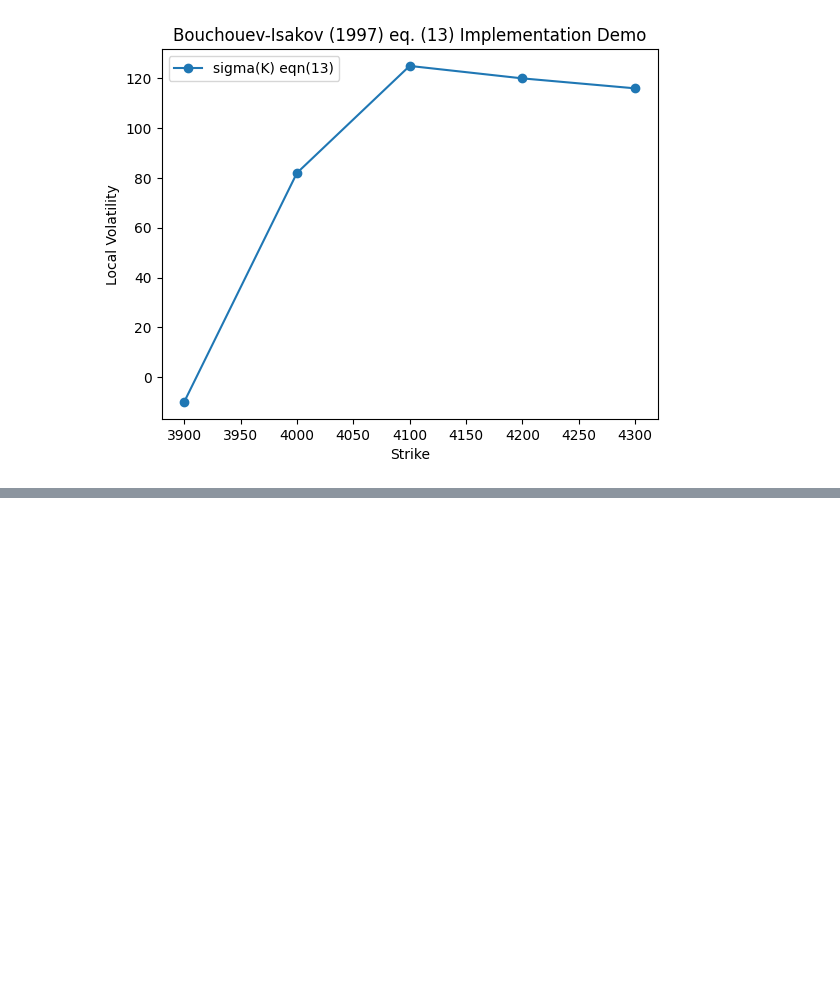
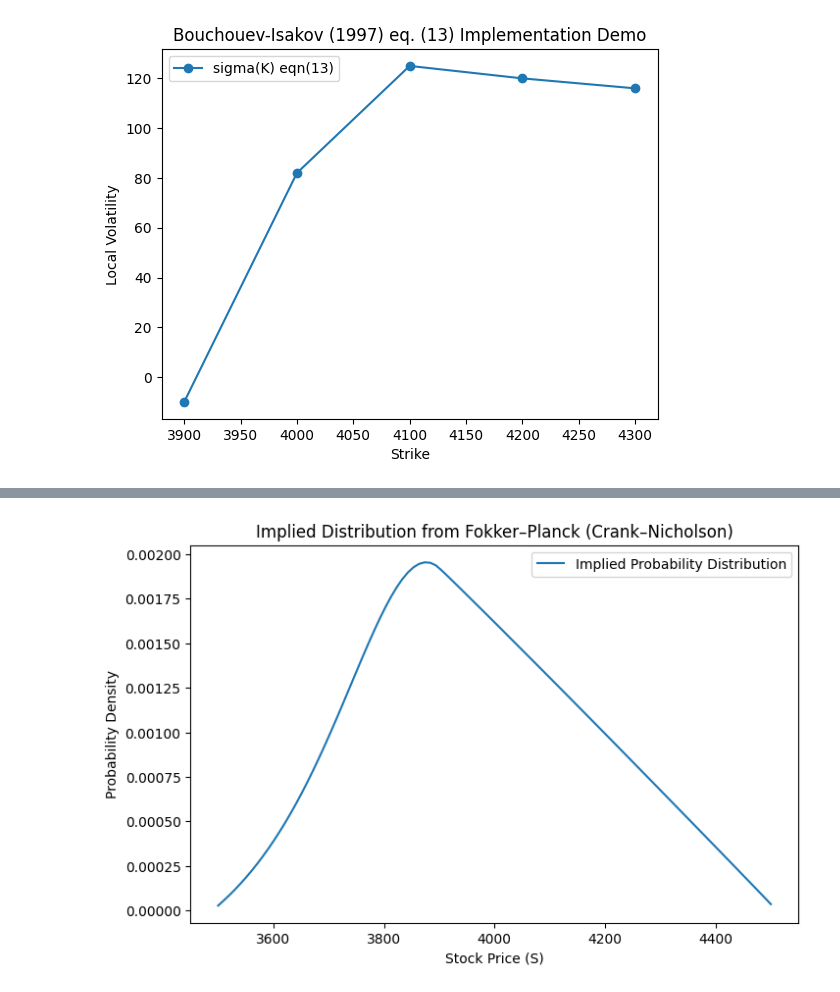
Before and after one commit to Sciotaku/MATH86FinalProj, a Jupyter notebook: Josh-inverse-reimplimentation.ipynb, the cells around one changed output, grey strips where cells are left out. Drawn from its saved outputs; the diff is of its cells as text; code cells hidden in the pictures; blank space fills up the shorter version.

```diff
--- a/Josh-inverse-reimplimentation.ipynb
+++ b/Josh-inverse-reimplimentation.ipynb
@@ -363,0 +959,80 @@ Final sigma(K): [ -9.94429058  82.00681464 125.00692571 120.0040381  116.0029306
+# %%
+import numpy as np
+import matplotlib.pyplot as plt
+from scipy.interpolate import interp1d
+from scipy.sparse import diags
+from scipy.sparse.linalg import spsolve
+
+# -------------------------------
+# 1. Load Local Volatility Function (Fixed)
+# -------------------------------
+K_vals = np.array([3900, 4000, 4100, 4200, 4300])  # Strike Prices
+sigma_K = np.array([-10.0007, 81.9997, 125.0, 120.0, 116.0])  # Bad values
+
+# Fix negative and extreme values before interpolation
+sigma_K = np.clip(sigma_K, 0.05, 0.8)  # Enforce min 5%, max 80%
+
+# Interpolate sigma(K) to be used for all asset prices S
+local_vol_func = interp1d(K_vals, sigma_K, kind="cubic", fill_value="extrapolate")
+
+# -------------------------------
+# 2. Define Fokker–Planck Parameters
+# -------------------------------
+S_min, S_max = 3500, 4500  # Asset price range
+N_S = 100  # Number of asset price grid points
+S_vals = np.linspace(S_min, S_max, N_S)  # Discretized price grid
+dS = S_vals[1] - S_vals[0]  # Step size in asset price space
+
+T = 43 / 252  # Time to maturity in years
+N_T = 50  # Number of time steps
+dt = T / N_T  # Time step size
+r = 0.05  # Risk-free rate
+
+# -------------------------------
+# 3. Construct Crank–Nicholson Matrices
+# -------------------------------
+sigma_vals = local_vol_func(S_vals)  # Compute sigma(S) at each grid point
+
+# Ensure all vol values remain reasonable
+sigma_vals = np.clip(sigma_vals, 0.05, 0.8)
+
+alpha = (r / 2) * S_vals / dS  # Drift term
+beta = (sigma_vals**2 * S_vals**2) / (2 * dS**2)  # Diffusion term
+
+A_diag = -beta - alpha / 2
+B_diag = -beta + alpha / 2
+C_diag = 2 * beta + 1 / dt
+D_diag = -2 * beta + 1 / dt
+
+# Create sparse matrices
+A = diags([A_diag[1:], C_diag, B_diag[:-1]], [-1, 0, 1], format="csr")  # Left matrix
+B = diags([-A_diag[1:], D_diag, -B_diag[:-1]], [-1, 0, 1], format="csr")  # Right matrix
+
+# -------------------------------
+# 4. Initialize Probability Distribution
+# -------------------------------
+pdf = np.exp(-((S_vals - 4050) ** 2) / (2 * 200 ** 2))  # Gaussian initial guess
+pdf /= np.sum(pdf * dS)  # Normalize to ensure total probability is 1
+
+# -------------------------------
+# 5. Solve the Fokker–Planck PDE Using Crank–Nicholson
+# -------------------------------
+for _ in range(N_T):
+    b = B @ pdf  # Compute right-hand side
+    pdf = spsolve(A, b)  # Solve linear system
+
+# Normalize final probability distribution
+pdf /= np.sum(pdf * dS)
+
+# -------------------------------
+# 6. Plot the Final Implied Probability Distribution
+# -------------------------------
+plt.figure(figsize=(8, 5))
+plt.plot(S_vals, pdf, label="Implied Probability Distribution")
+plt.xlabel("Stock Price (S)")
+plt.ylabel("Probability Density")
+plt.title("Implied Distribution from Fokker–Planck (Crank–Nicholson)")
+plt.legend()
+plt.show()
+# %% [output]
+[figure, added]
```
Also changed, not shown: parts of 1 cell of this notebook, 1 other file.
